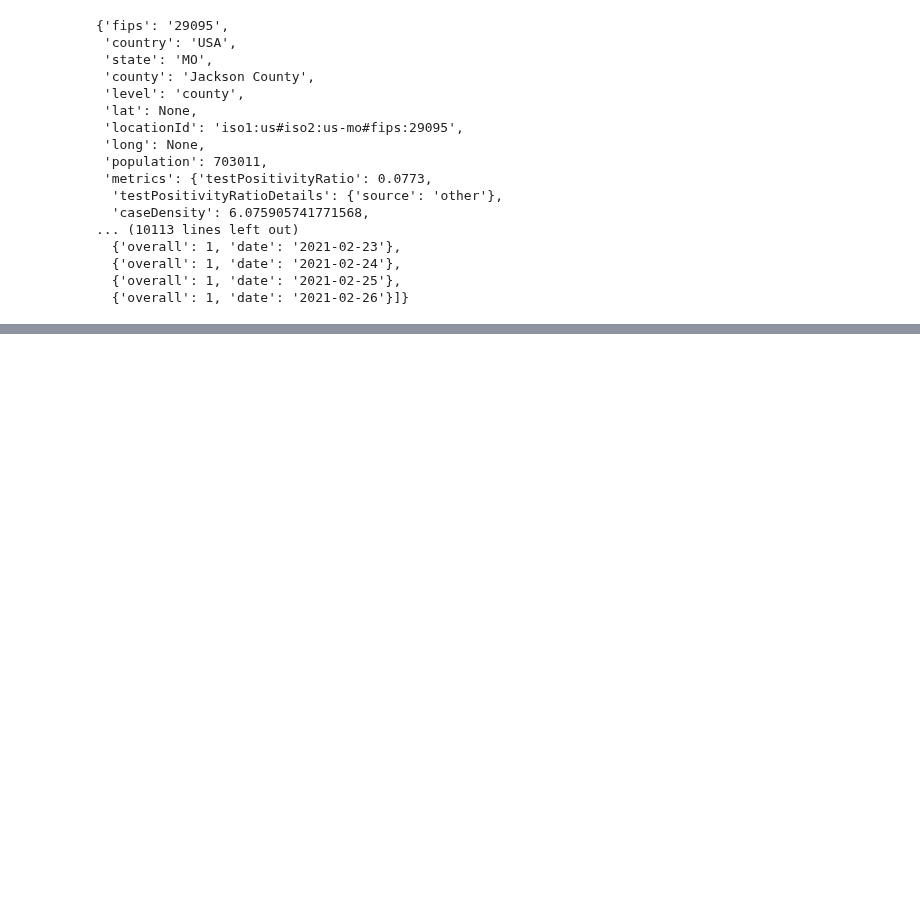
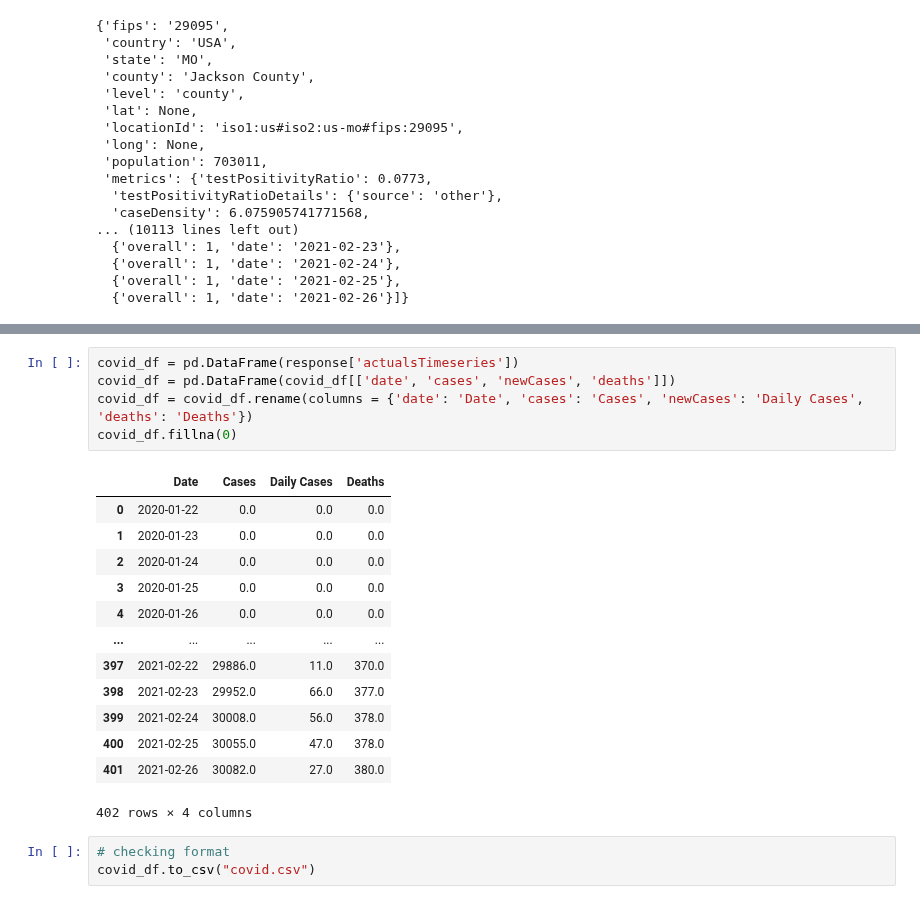
Before and after one commit to E-Weber/EKN-Project, a Jupyter notebook: COVID API test/COVID Test.ipynb, the cells around one changed output, grey strips where cells are left out. Drawn from its saved outputs; the diff is of its cells as text; blank space fills up the shorter version.

```diff
--- a/COVID Test.ipynb
+++ b/COVID API test/COVID Test.ipynb
@@ -47,0 +32,22 @@ covid = pd.DataFrame(response['actualsTimeseries'])
+# %%
+covid_df = pd.DataFrame(response['actualsTimeseries'])
+covid_df = pd.DataFrame(covid_df[['date', 'cases', 'newCases', 'deaths']])
+covid_df = covid_df.rename(columns = {'date': 'Date', 'cases': 'Cases', 'newCases': 'Daily Cases', 'deaths': 'Deaths'})
+covid_df.fillna(0)
+# %% [output]
+|  | Date | Cases | Daily Cases | Deaths |
+| 0 | 2020-01-22 | 0.0 | 0.0 | 0.0 |
+| 1 | 2020-01-23 | 0.0 | 0.0 | 0.0 |
+| 2 | 2020-01-24 | 0.0 | 0.0 | 0.0 |
+| 3 | 2020-01-25 | 0.0 | 0.0 | 0.0 |
+| 4 | 2020-01-26 | 0.0 | 0.0 | 0.0 |
+| ... | ... | ... | ... | ... |
+| 397 | 2021-02-22 | 29886.0 | 11.0 | 370.0 |
+| 398 | 2021-02-23 | 29952.0 | 66.0 | 377.0 |
+| 399 | 2021-02-24 | 30008.0 | 56.0 | 378.0 |
+| 400 | 2021-02-25 | 30055.0 | 47.0 | 378.0 |
+| 401 | 2021-02-26 | 30082.0 | 27.0 | 380.0 |
+402 rows × 4 columns
+# %%
+# checking format
+covid_df.to_csv("covid.csv")
```
Also changed, not shown: parts of 2 cells of this notebook, 2 other files.
